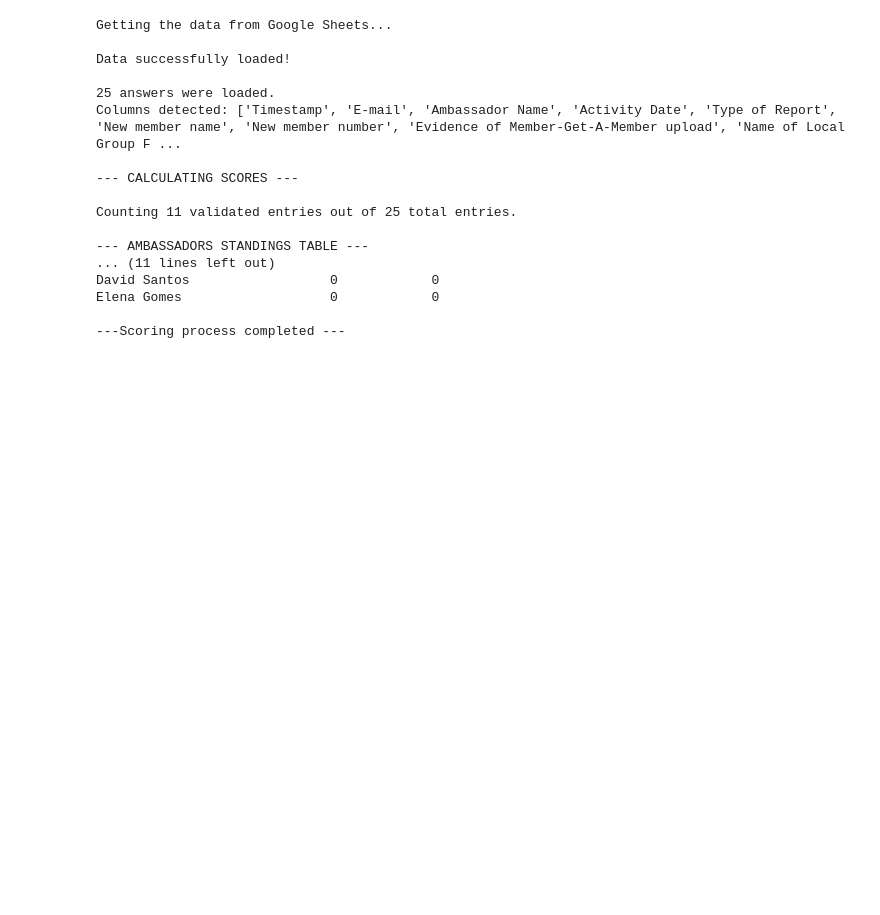
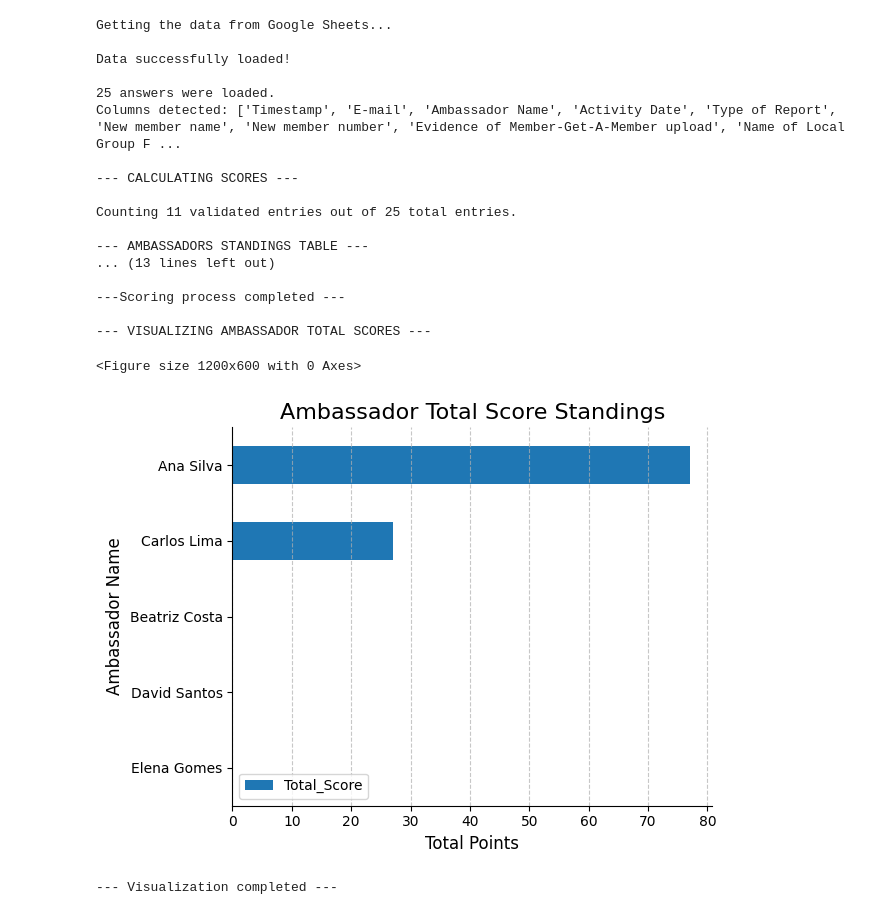
Before and after one commit to juanfgalindo/IEEE_R9_Industry_Ambassadors, a Jupyter notebook: Scoring_Calculation.ipynb, the cells around one changed output. Cells and saved outputs as stored; diff of their text form; code cells hidden in the pictures; blank space fills up the shorter version.

Commit message:
Total Score barchart added.

```diff
--- a/Scoring_Calculation.ipynb
+++ b/Scoring_Calculation.ipynb
@@ -1,8 +1,11 @@
 # %%
+#Author: Juan Fernando Galindo Jaramillo. jgalindoj@ieee.org
+
 import pandas as pd
 import numpy as np
 from google.colab import files
 import io
+import matplotlib.pyplot as plt
 
 COL_AMBASSADOR_NAME = 'Ambassador Name'
 COL_TYPE_OF_REPORT = 'Type of Report'
@@ -198,33 +201,72 @@ else:
         scores_df = scores_df.sort_values(by='Total_Score', ascending=False)
 
         print("\n--- AMBASSADORS STANDINGS TABLE ---")
         print(scores_df)
 
         # --- Download results as CSV
         # Uncomment the lines below to download scores.
         #
         # from google.colab import files
         # results_filename = 'ambassadors_scores.csv'
         # scores_df.reset_index().rename(columns={'index': COL_AMBASSADOR_NAME}).to_csv(results_filename, index=False, encoding='utf-8-sig')
         # files.download(results_filename)
         # print(f"\nFile '{results_filename}' ready to download.")
 
         print("\n---Scoring process completed ---")
+
+         # NEW CODE BLOCK FOR VISUALIZATION STARTS HERE
+        print("\n--- VISUALIZING AMBASSADOR TOTAL SCORES ---")
+
+        # Dynamically adjust figure height based on number of ambassadors
+        # This prevents labels from overlapping for many ambassadors
+        num_ambassadors = len(scores_df)
+        # Ensure a minimum height for readability, then add space per ambassador
+        fig_height = max(6, num_ambassadors * 0.4)
+
+        plt.figure(figsize=(12, fig_height)) # Width 12 inches, dynamic height
+
+        # Plotting the horizontal bar chart, explicitly plotting only 'Total_Score'
+        # The 'y' parameter specifies which column to plot as the bar lengths [1]
+        ax = scores_df.plot.barh(y='Total_Score', color='#1f77b4') # A standard blue color [1]
+
+        # Customizing the plot for clarity
+        plt.title('Ambassador Total Score Standings', fontsize=16)
+        plt.xlabel('Total Points', fontsize=12)
+        plt.ylabel('Ambassador Name', fontsize=12)
+
+        # Invert y-axis to have the highest score at the top, consistent with leaderboard view
+        ax.invert_yaxis()
+
+        # Remove top and right spines for a cleaner look
+        ax.spines['right'].set_visible(False)
+        ax.spines['top'].set_visible(False)
+
+        # Add a grid for easier reading of values on the x-axis
+        ax.grid(axis='x', linestyle='--', alpha=0.7)
+
+        plt.tight_layout() # Adjust layout to prevent labels from overlapping
+        plt.show() # Display the plot
+
+        print("\n--- Visualization completed ---")
+        # NEW CODE BLOCK FOR VISUALIZATION ENDS HERE
 # %% [output]
 Getting the data from Google Sheets...
 
 Data successfully loaded!
 
 25 answers were loaded.
 Columns detected: ['Timestamp', 'E-mail', 'Ambassador Name', 'Activity Date', 'Type of Report', 'New member name', 'New member number', 'Evidence of Member-Get-A-Member upload', 'Name of Local Group F ...
 
 --- CALCULATING SCORES ---
 
 Counting 11 validated entries out of 25 total entries.
 
 --- AMBASSADORS STANDINGS TABLE ---
-... (11 lines left out)
-David Santos                  0            0
-Elena Gomes                   0            0
+... (13 lines left out)
 
 ---Scoring process completed ---
+
+--- VISUALIZING AMBASSADOR TOTAL SCORES ---
+<Figure size 1200x600 with 0 Axes>
+[figure, added]
+--- Visualization completed ---
```
Also changed, not shown: 2 other files.
